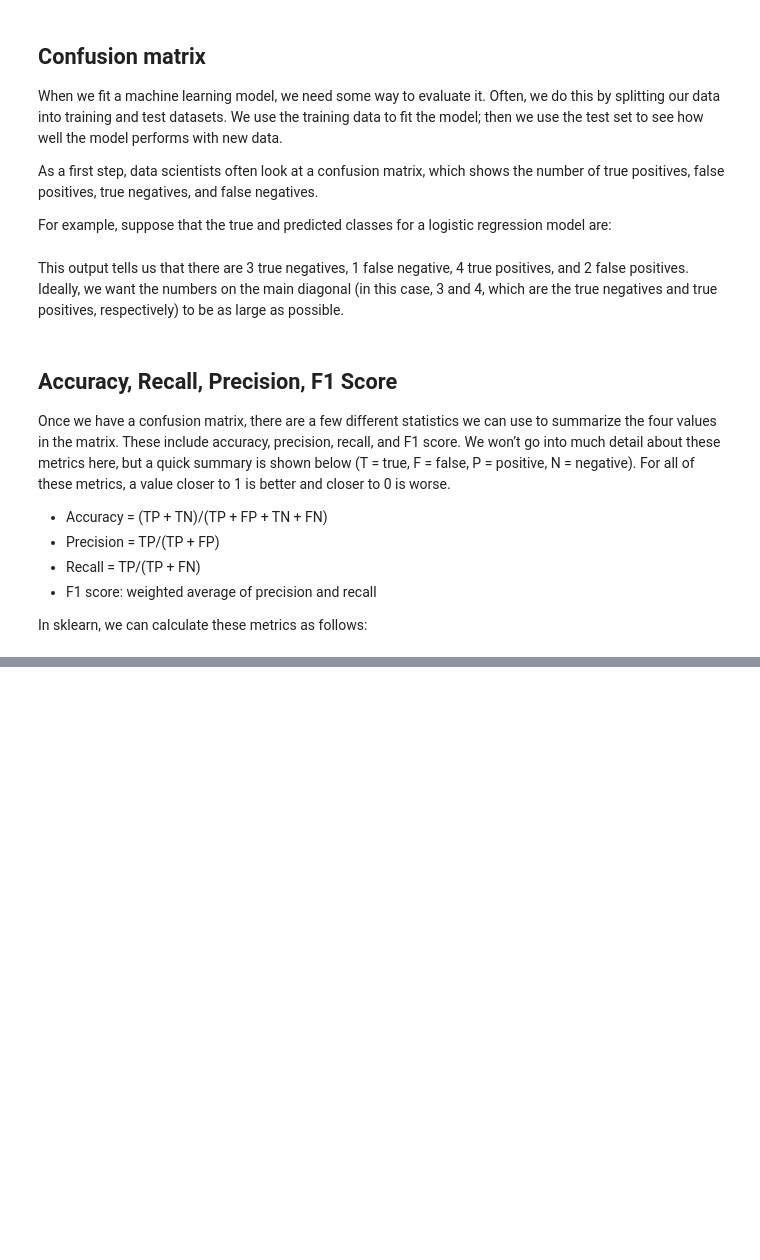
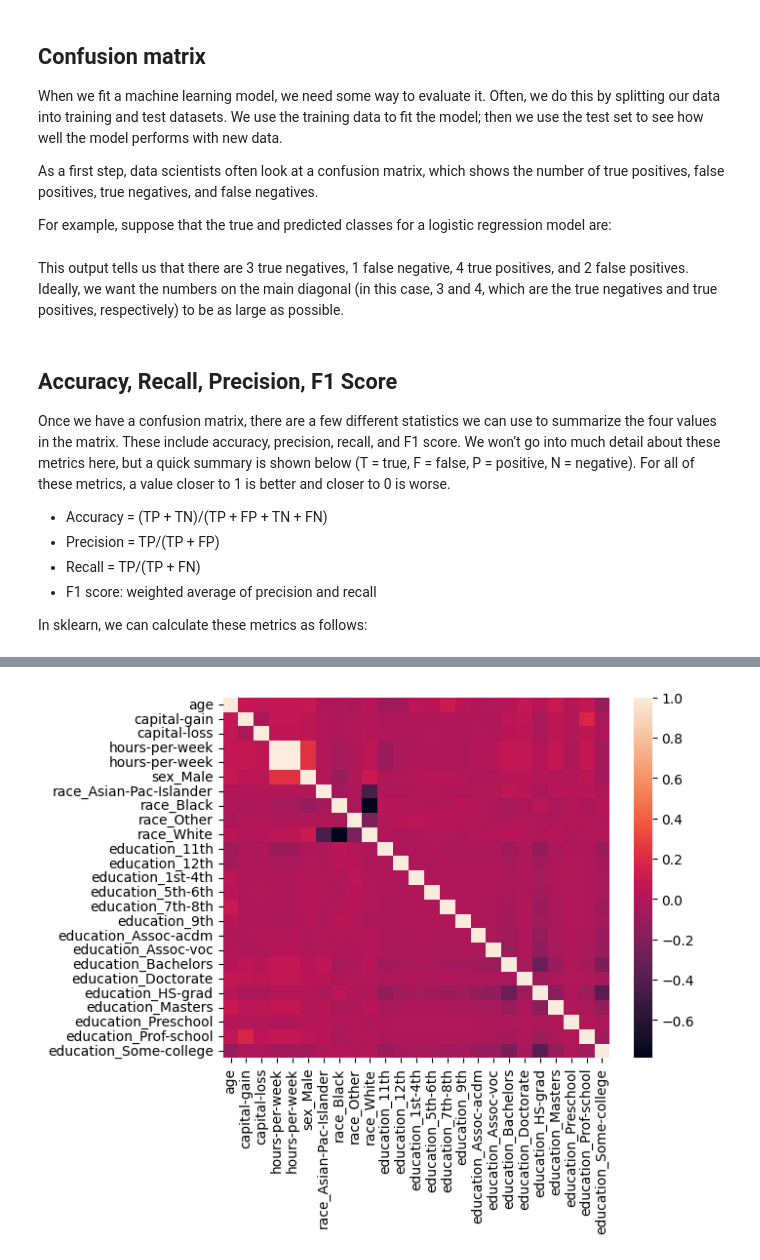
Before and after one commit to MattKevan/Data_science, a Jupyter notebook: Logistic regression.ipynb, the cells around one changed output, grey strips where cells are left out. Drawn from its saved outputs; the diff is of its cells as text; code cells hidden in the pictures; blank space fills up the shorter version.

```diff
--- a/Logistic regression.ipynb
+++ b/Logistic regression.ipynb
@@ -272,0 +275,88 @@ print(f1_score(y_true, y_pred))
+# %%
+import pandas as pd
+import numpy as np
+from sklearn.model_selection import train_test_split
+from sklearn.linear_model import LogisticRegression
+from sklearn.metrics import confusion_matrix, classification_report, accuracy_score, precision_score, recall_score, f1_score, roc_curve, roc_auc_score
+from sklearn.preprocessing import StandardScaler
+
+import matplotlib.pyplot as plt
+import seaborn as sns
+
+
+col_names = ['age', 'workclass', 'fnlwgt','education', 'education-num',
+'marital-status', 'occupation', 'relationship', 'race', 'sex',
+'capital-gain','capital-loss', 'hours-per-week','native-country', 'income']
+df = pd.read_csv('Datasets/census_income.csv',header = None, names = col_names)
+
+#Clean columns by stripping extra whitespace for columns of type "object"
+for c in df.select_dtypes(include=['object']).columns:
+    df[c] = df[c].str.strip()
+print(df.head())
+
+#1. Check Class Imbalance
+print(df.income.value_counts(normalize=True))
+
+#2. Create feature dataframe X with feature columns and dummy variables for categorical features
+feature_cols = ['age','capital-gain', 'capital-loss', 'hours-per-week', 'sex','race', 'hours-per-week', 'education']
+X = pd.get_dummies(df[feature_cols], drop_first=True)
+
+#3. Create a heatmap of X data to see feature correlation
+plt.figure()
+sns.heatmap(X.corr())#, annot=True)
+plt.show()
+plt.close()
+
+#4. Create output variable y which is binary, 0 when income is less than 50k, 1 when it is greater than 50k
+y = np.where(df.income=='<=50K', 0, 1)
+
+#5a. Split data into a train and test set
+x_train, x_test, y_train, y_test = train_test_split(X,y, random_state=1, test_size=.2)
+
+#5b. Fit LR model with sklearn on train set, and predicting on the test set
+log_reg = LogisticRegression(C=0.05, penalty='l1', solver='liblinear')
+log_reg.fit(x_train, y_train)
+y_pred = log_reg.predict(x_test)
+
+#6. Print model parameters (intercept and coefficients)
+print('Model Parameters, Intercept:')
+print(log_reg.intercept_[0])
+print('Model Parameters, Coeff:')
+print(log_reg.coef_)
+
+#7. Evaluate the predictions of the model on the test set. Print the confusion matrix and accuracy score.
+print('Confusion Matrix on test set:')
+print(confusion_matrix(y_test, y_pred))
+print(f'Accuracy Score on test set: {log_reg.score(x_test, y_test)}')
+
+# 8.Create new DataFrame of the model coefficients and variable names; sort values based on coefficient
+coef_df = pd.DataFrame(zip(x_train.columns, log_reg.coef_[0]), columns=['var', 'coef']).sort_values('coef')
+coef_df = coef_df[coef_df.coef.abs()>0].sort_values('coef')
+print(coef_df)
+
+#9. barplot of the coefficients sorted in ascending order
+plt.figure(figsize = (10,7))
+sns.barplot(data=coef_df, x='var', y='coef')
+plt.xticks(rotation=90);
+plt.title('LR Coefficient Values')
+plt.show()
+plt.close()
+
+#10. Plot the ROC curve and print the AUC value.
+y_pred_prob = log_reg.predict_proba(x_test)
+roc_auc = roc_auc_score(y_test, y_pred_prob[:,1])
+print(f'ROC AUC score: {roc_auc}')
+
+fpr, tpr, thresholds = roc_curve(y_test,y_pred_prob[:,1])
+plt.figure()
+plt.plot(fpr, tpr, color='darkorange',
+         label='ROC curve (area = %0.2f)' % roc_auc)
+
+
+plt.xlabel('False Positive Rate')
+plt.ylabel('True Positive Rate')
+plt.plot([0,1],[0,1], color='navy',linestyle='--')
+plt.title('ROC Curve')
+plt.grid()
+plt.show()
+# %% [output]
@@ -272,0 +380 @@ print(f1_score(y_true, y_pred))
+[figure, added]
```
Also changed, not shown: parts of 2 cells of this notebook, 3 other files.
